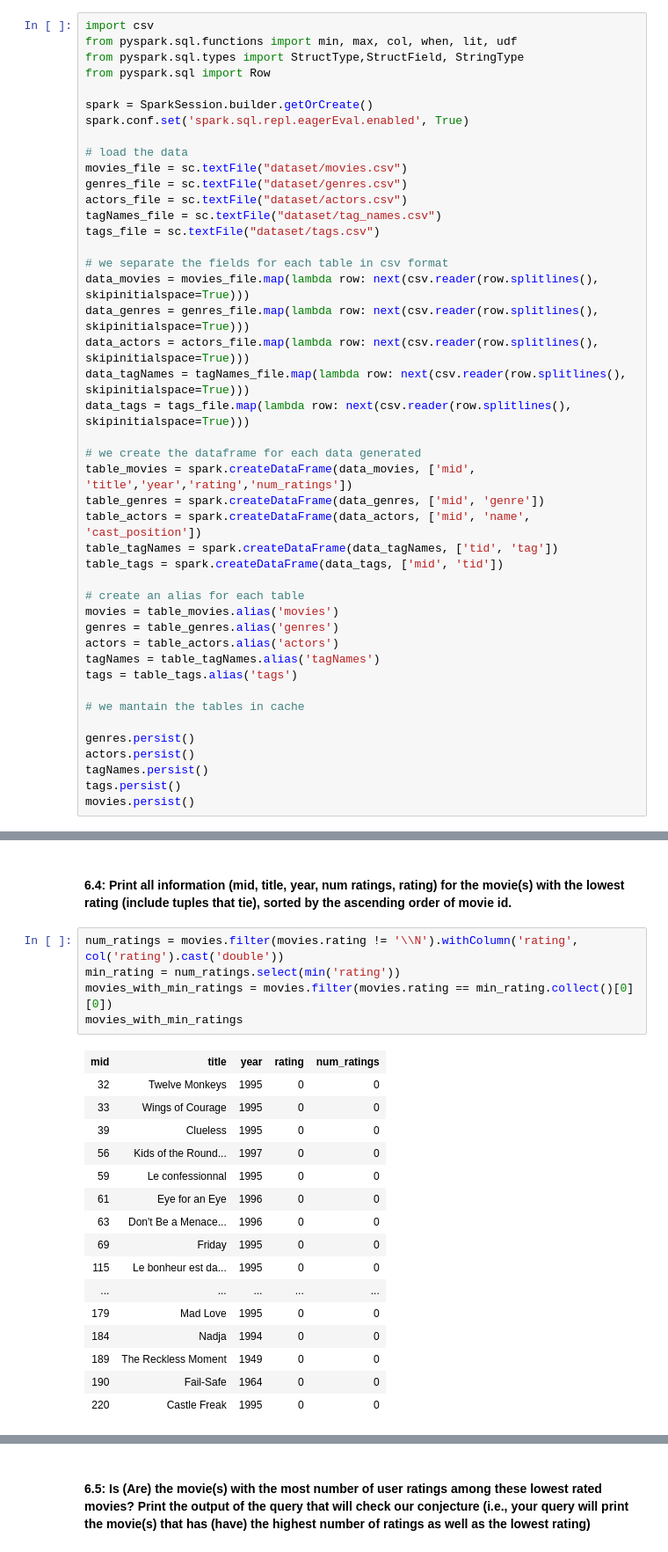
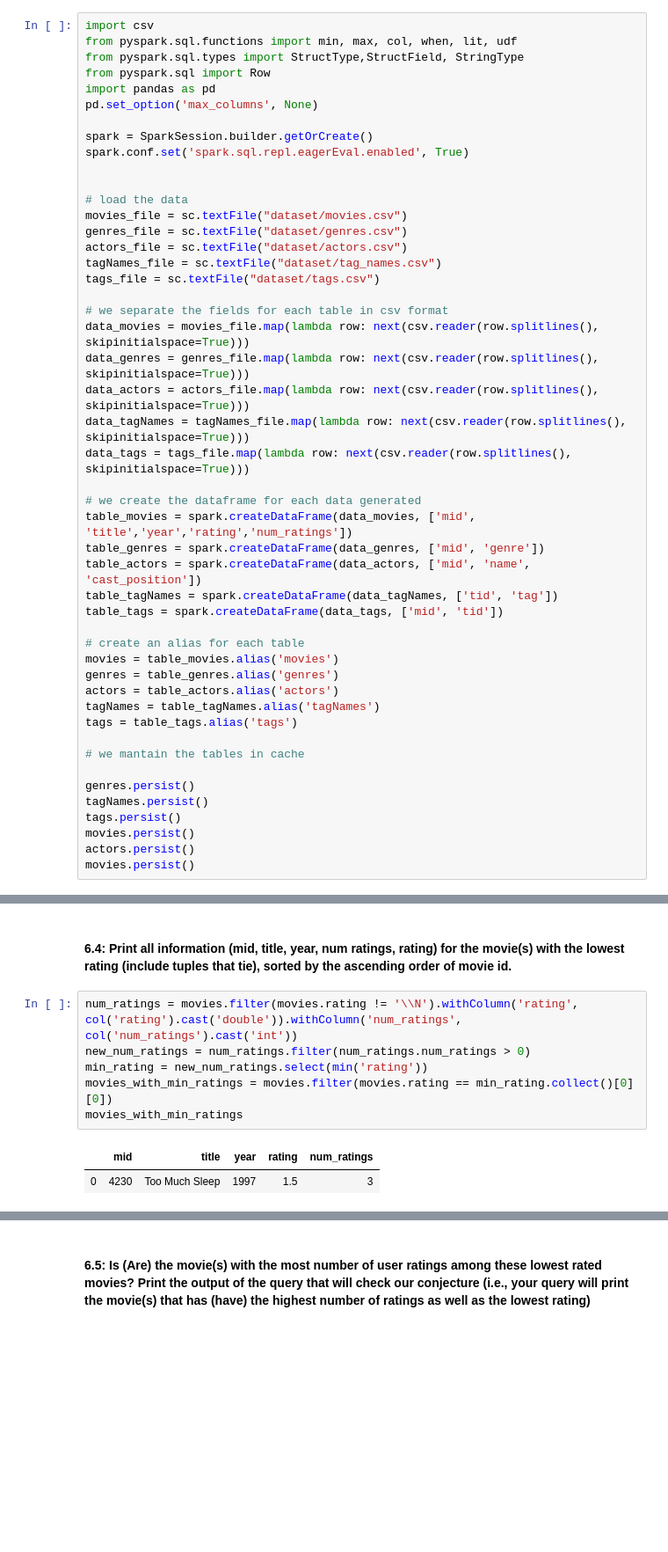
Before and after one commit to LM095/BigData-project, a Jupyter notebook: spark-3.0.2-bin-hadoop2.7/BigData-Project.ipynb, the cells around one changed output, grey strips where cells are left out. Shown at 88% size. Cells and saved outputs as stored; diff of their text form; blank space fills up the shorter version.

```diff
--- a/spark-3.0.2-bin-hadoop2.7/BigData-Project.ipynb
+++ b/spark-3.0.2-bin-hadoop2.7/BigData-Project.ipynb
@@ -3,9 +3,12 @@ import csv
 from pyspark.sql.functions import min, max, col, when, lit, udf
 from pyspark.sql.types import StructType,StructField, StringType
 from pyspark.sql import Row
+import pandas as pd
+pd.set_option('max_columns', None)
 
 spark = SparkSession.builder.getOrCreate()
 spark.conf.set('spark.sql.repl.eagerEval.enabled', True)
+
 
 # load the data
 movies_file = sc.textFile("dataset/movies.csv")
@@ -38,10 +41,11 @@ tags = table_tags.alias('tags')
 # we mantain the tables in cache
 
 genres.persist()
-actors.persist()
 tagNames.persist()
 tags.persist()
 movies.persist()
+actors.persist()
+movies.persist()
 # %% [output]
 | mid | title | year | rating | num_ratings |
 | 1 | Toy story | 1995 | 3.7 | 102338 |
@@ -217,24 +259,11 @@ result
 # %% [markdown]
 #### 6.4: Print all information (mid, title, year, num ratings, rating) for the movie(s) with the lowest rating (include tuples that tie), sorted by the ascending order of movie id.
 # %%
-num_ratings = movies.filter(movies.rating != '\\N').withColumn('rating', col('rating').cast('double'))
-min_rating = num_ratings.select(min('rating'))
+num_ratings = movies.filter(movies.rating != '\\N').withColumn('rating', col('rating').cast('double')).withColumn('num_ratings', col('num_ratings').cast('int'))
+new_num_ratings = num_ratings.filter(num_ratings.num_ratings > 0)
+min_rating = new_num_ratings.select(min('rating'))
 movies_with_min_ratings = movies.filter(movies.rating == min_rating.collect()[0][0])
 movies_with_min_ratings
 # %% [output]
-| mid | title | year | rating | num_ratings |
-| 32 | Twelve Monkeys | 1995 | 0 | 0 |
-| 33 | Wings of Courage | 1995 | 0 | 0 |
-| 39 | Clueless | 1995 | 0 | 0 |
-| 56 | Kids of the Round... | 1997 | 0 | 0 |
-| 59 | Le confessionnal | 1995 | 0 | 0 |
-| 61 | Eye for an Eye | 1996 | 0 | 0 |
-| 63 | Don't Be a Menace... | 1996 | 0 | 0 |
-| 69 | Friday | 1995 | 0 | 0 |
-| 115 | Le bonheur est da... | 1995 | 0 | 0 |
-| ... | ... | ... | ... | ... |
-| 179 | Mad Love | 1995 | 0 | 0 |
-| 184 | Nadja | 1994 | 0 | 0 |
-| 189 | The Reckless Moment | 1949 | 0 | 0 |
-| 190 | Fail-Safe | 1964 | 0 | 0 |
-| 220 | Castle Freak | 1995 | 0 | 0 |
+|  | mid | title | year | rating | num_ratings |
+| 0 | 4230 | Too Much Sleep | 1997 | 1.5 | 3 |
```
Also changed, not shown: parts of 26 cells of this notebook, 9 other files.
